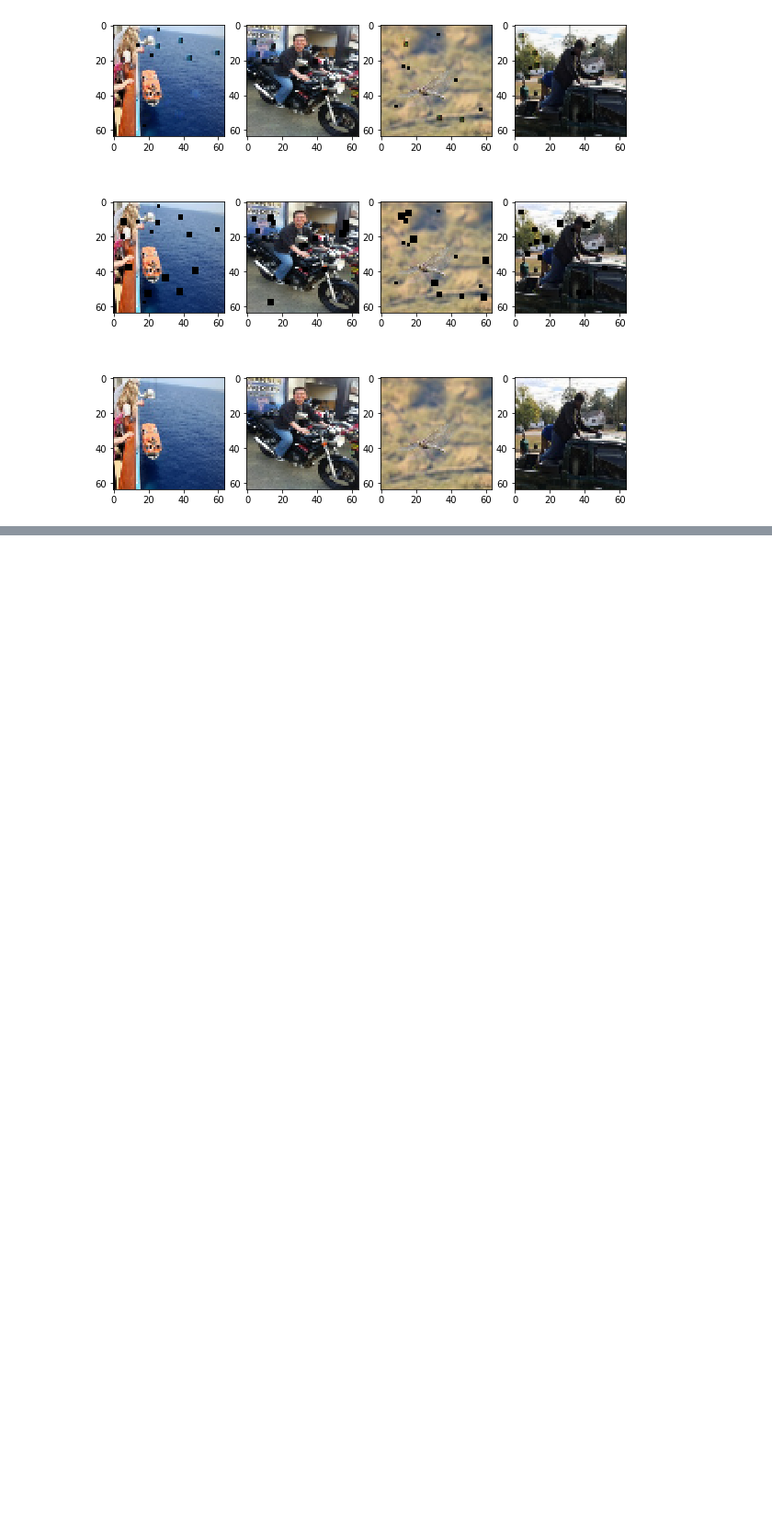
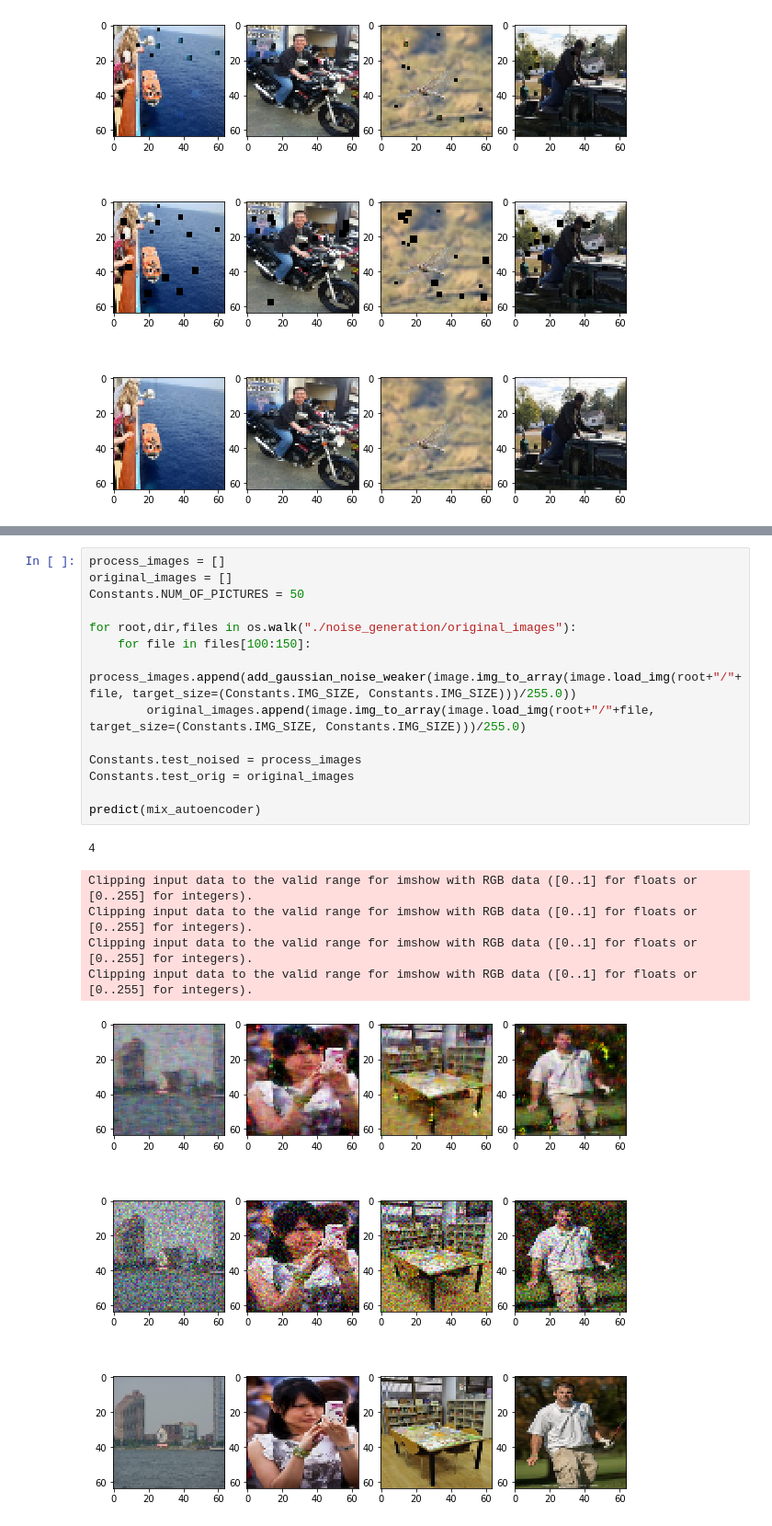
Before and after one commit to razzorblade/NSIETE-project, a Jupyter notebook: model_resize.ipynb, the cells around one changed output, grey strips where cells are left out. Shown at 92% size. Saved outputs shown, nothing was run; the diff lists cells and outputs as text; blank space fills up the shorter version.

```diff
--- a/model_resize.ipynb
+++ b/model_resize.ipynb
@@ -641,0 +771,21 @@ predict(artifacts_autoencoder)
+# %%
+process_images = []
+original_images = []
+Constants.NUM_OF_PICTURES = 50
+
+for root,dir,files in os.walk("./noise_generation/original_images"):
+    for file in files[100:150]:
+        process_images.append(add_gaussian_noise_weaker(image.img_to_array(image.load_img(root+"/"+file, target_size=(Constants.IMG_SIZE, Constants.IMG_SIZE)))/255.0))
+        original_images.append(image.img_to_array(image.load_img(root+"/"+file, target_size=(Constants.IMG_SIZE, Constants.IMG_SIZE)))/255.0)
+
+Constants.test_noised = process_images
+Constants.test_orig = original_images
+
+predict(mix_autoencoder)
+# %% [output]
+4
+Clipping input data to the valid range for imshow with RGB data ([0..1] for floats or [0..255] for integers).
+Clipping input data to the valid range for imshow with RGB data ([0..1] for floats or [0..255] for integers).
+Clipping input data to the valid range for imshow with RGB data ([0..1] for floats or [0..255] for integers).
+Clipping input data to the valid range for imshow with RGB data ([0..1] for floats or [0..255] for integers).
+[figure, added]
```
Also changed, not shown: parts of 8 cells of this notebook, 1 other file.
